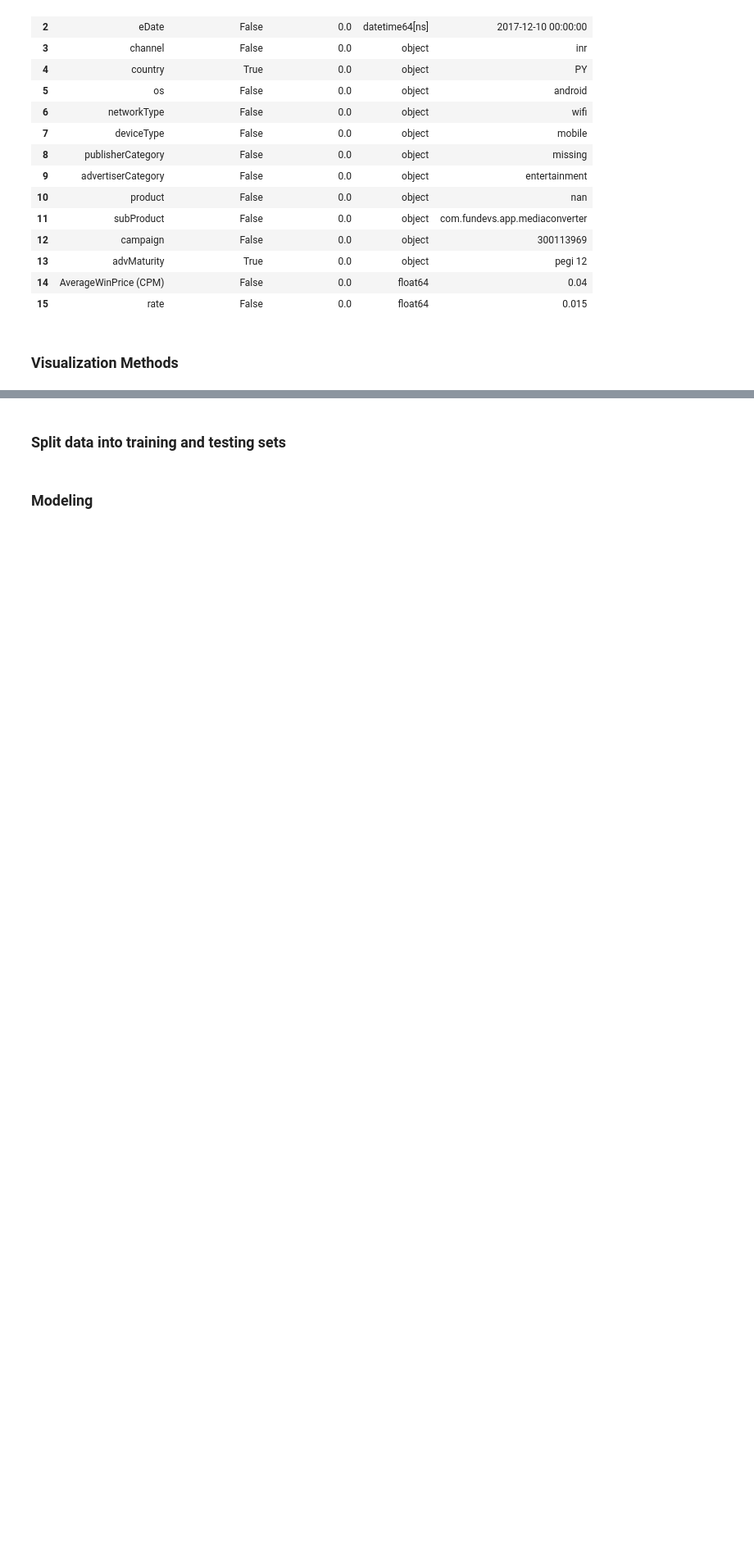
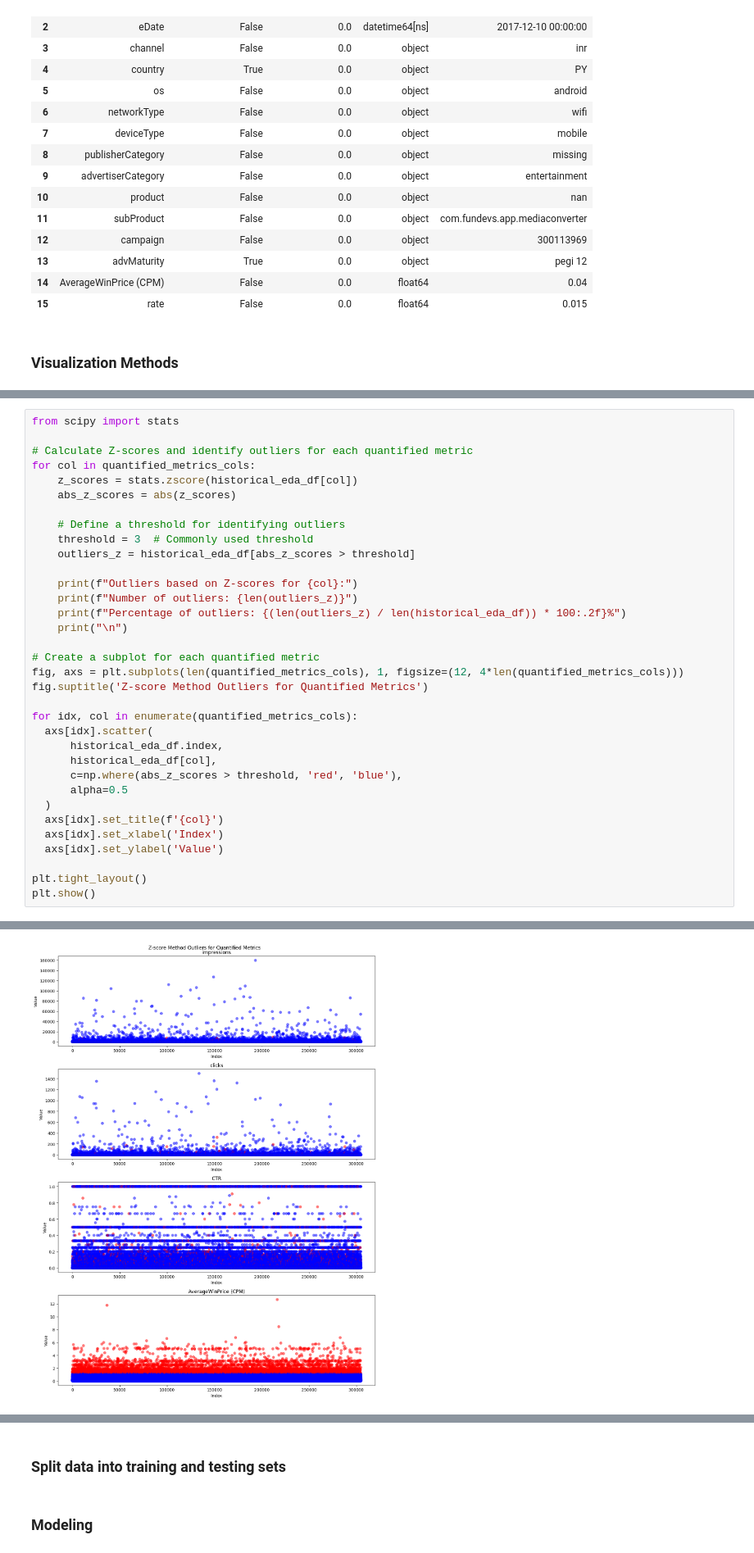
Before and after one commit to ROCstudios/ad-bidding-challenge, a Jupyter notebook: bid_strategy.ipynb, the cells around one changed output, grey strips where cells are left out. Shown at 82% size. Cells and saved outputs as stored; diff of their text form; blank space fills up the shorter version.

```diff
--- a/bid_strategy.ipynb
+++ b/bid_strategy.ipynb
@@ -250,0 +333,35 @@ Summary of the features we're keeping and their distribution.  Here are our spli
+# %%
+from scipy import stats
+
+# Calculate Z-scores and identify outliers for each quantified metric
+for col in quantified_metrics_cols:
+    z_scores = stats.zscore(historical_eda_df[col])
+    abs_z_scores = abs(z_scores)
+
+    # Define a threshold for identifying outliers
+    threshold = 3  # Commonly used threshold
+    outliers_z = historical_eda_df[abs_z_scores > threshold]
+
+    print(f"Outliers based on Z-scores for {col}:")
+    print(f"Number of outliers: {len(outliers_z)}")
+    print(f"Percentage of outliers: {(len(outliers_z) / len(historical_eda_df)) * 100:.2f}%")
+    print("\n")
+
+# Create a subplot for each quantified metric
+fig, axs = plt.subplots(len(quantified_metrics_cols), 1, figsize=(12, 4*len(quantified_metrics_cols)))
+fig.suptitle('Z-score Method Outliers for Quantified Metrics')
+
+for idx, col in enumerate(quantified_metrics_cols):
+  axs[idx].scatter(
+      historical_eda_df.index,
+      historical_eda_df[col],
+      c=np.where(abs_z_scores > threshold, 'red', 'blue'),
+      alpha=0.5
+  )
+  axs[idx].set_title(f'{col}')
+  axs[idx].set_xlabel('Index')
+  axs[idx].set_ylabel('Value')
+
+plt.tight_layout()
+plt.show()
+# %% [output]
@@ -250,0 +386 @@ Summary of the features we're keeping and their distribution.  Here are our spli
+[figure, added]
```
Also changed, not shown: parts of 16 cells of this notebook, 2 other files.
